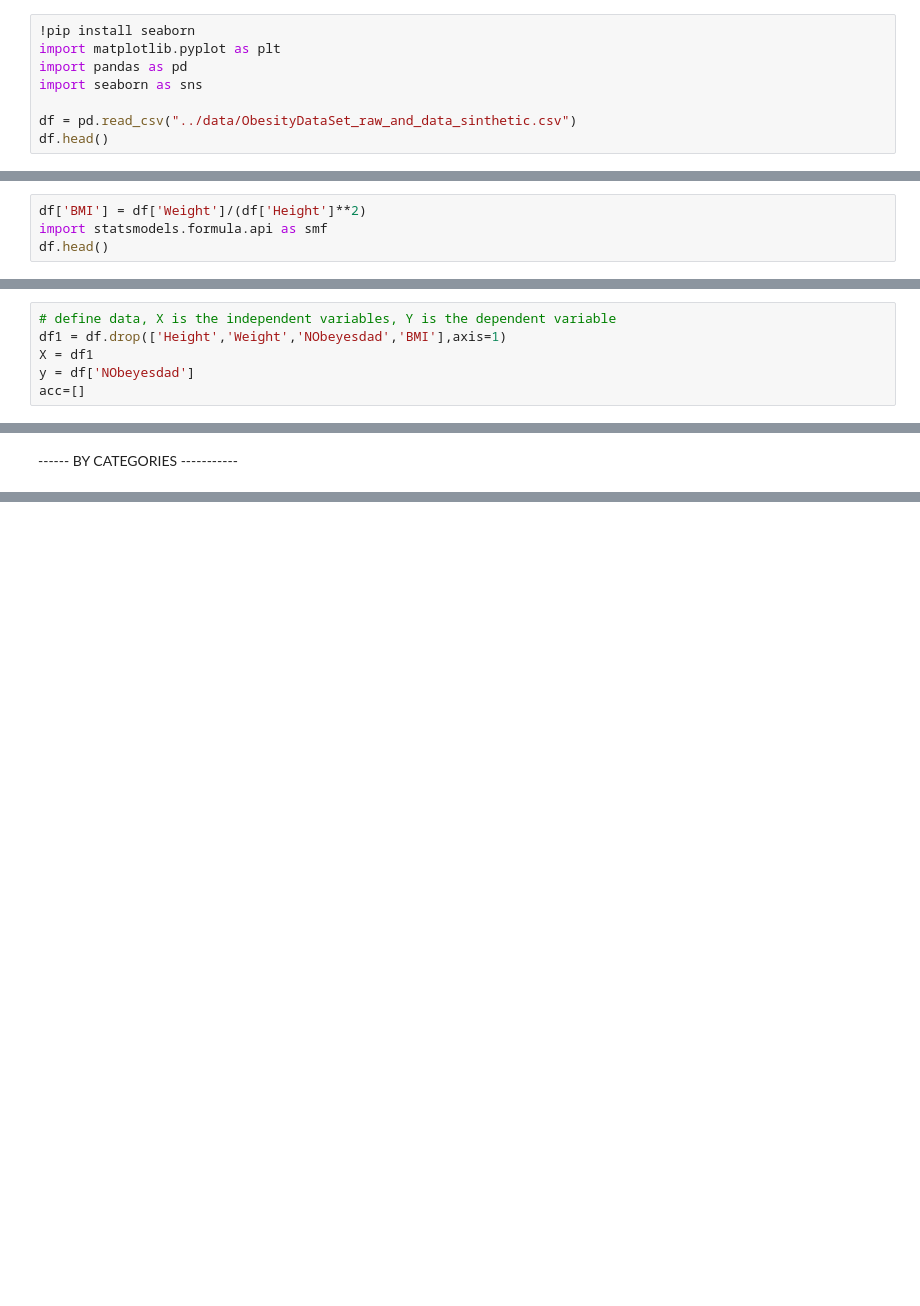
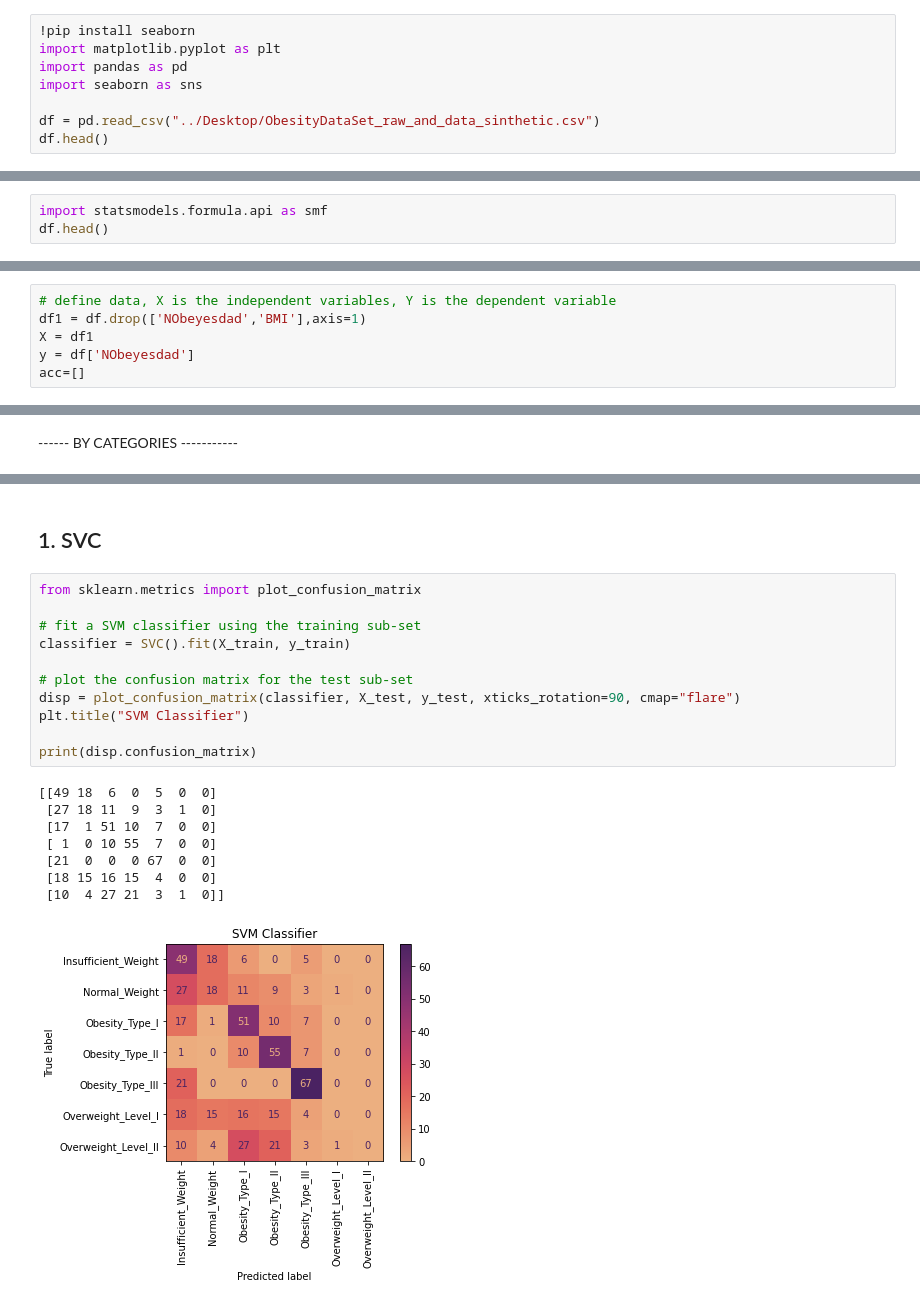
Before and after one commit to vivibui/Predicting-Obesity, a Jupyter notebook: SDS322E Python Code.ipynb, the cells around one changed output, grey strips where cells are left out. Drawn from its saved outputs; the diff is of its cells as text; blank space fills up the shorter version.

Commit message:
Add Model Evaluation
1. Edit code
2. Add Model Evaluation with Confusion Matrix

```diff
--- a/SDS322E Python Code.ipynb
+++ b/SDS322E Python Code.ipynb
@@ -6,6 +6,6 @@ import matplotlib.pyplot as plt
 import pandas as pd
 import seaborn as sns
 
-df = pd.read_csv("../data/ObesityDataSet_raw_and_data_sinthetic.csv")
+df = pd.read_csv("../Desktop/ObesityDataSet_raw_and_data_sinthetic.csv")
 df.head()
 # %% [output]
@@ -62,7 +71,6 @@ sns.heatmap(corrmat, vmax=.8, square=True)
 # %% [markdown]
 # SDS322E FINAL PROJECT - ANALYSIS
 # %%
-df['BMI'] = df['Weight']/(df['Height']**2)
 import statsmodels.formula.api as smf
 df.head()
 # %% [output]
@@ -109,7 +215,7 @@ from sklearn import linear_model
 from sklearn.model_selection import train_test_split
 # %%
 # define data, X is the independent variables, Y is the dependent variable
-df1 = df.drop(['Height','Weight','NObeyesdad','BMI'],axis=1)
+df1 = df.drop(['NObeyesdad','BMI'],axis=1)
 X = df1
 y = df['NObeyesdad']
 acc=[]
@@ -246,0 +401,22 @@ plt.show()
+# %% [markdown]
+## 1. SVC
+# %%
+from sklearn.metrics import plot_confusion_matrix
+
+# fit a SVM classifier using the training sub-set
+classifier = SVC().fit(X_train, y_train)
+
+# plot the confusion matrix for the test sub-set
+disp = plot_confusion_matrix(classifier, X_test, y_test, xticks_rotation=90, cmap="flare")
+plt.title("SVM Classifier")
+
+print(disp.confusion_matrix)
+# %% [output]
+[[49 18  6  0  5  0  0]
+ [27 18 11  9  3  1  0]
+ [17  1 51 10  7  0  0]
+ [ 1  0 10 55  7  0  0]
+ [21  0  0  0 67  0  0]
+ [18 15 16 15  4  0  0]
+ [10  4 27 21  3  1  0]]
+[figure, added]
```
Also changed, not shown: parts of 29 cells of this notebook.
